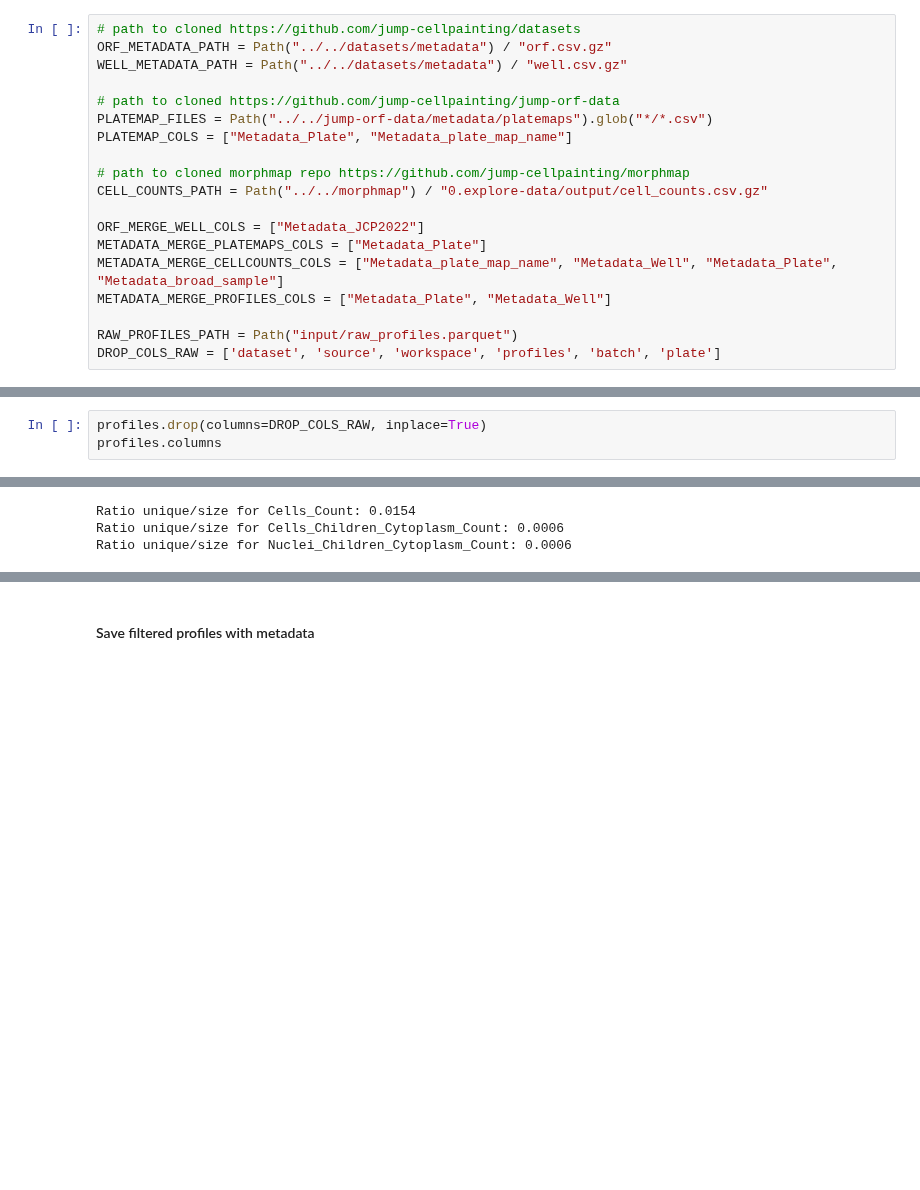
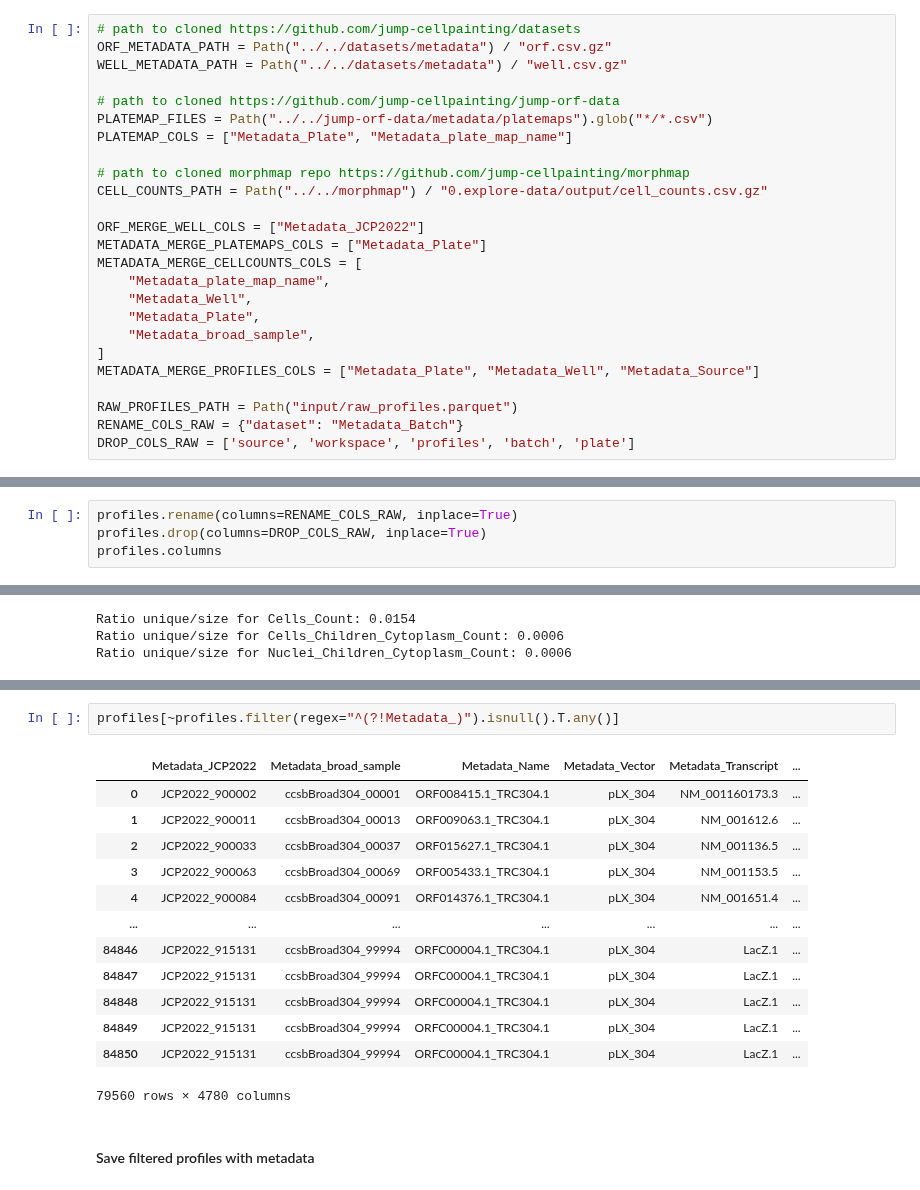
Before and after one commit to broadinstitute/position-effect-correction, a Jupyter notebook: 1.load/2_merge_metadata.ipynb, the cells around one changed output, grey strips where cells are left out. Cells and saved outputs as stored; diff of their text form; blank space fills up the shorter version.

```diff
--- a/1.load/2_merge_metadata.ipynb
+++ b/1.load/2_merge_metadata.ipynb
@@ -19,11 +19,17 @@ CELL_COUNTS_PATH = Path("../../morphmap") / "0.explore-data/output/cell_counts.c
 
 ORF_MERGE_WELL_COLS = ["Metadata_JCP2022"]
 METADATA_MERGE_PLATEMAPS_COLS = ["Metadata_Plate"]
-METADATA_MERGE_CELLCOUNTS_COLS = ["Metadata_plate_map_name", "Metadata_Well", "Metadata_Plate", "Metadata_broad_sample"]
-METADATA_MERGE_PROFILES_COLS = ["Metadata_Plate", "Metadata_Well"]
+METADATA_MERGE_CELLCOUNTS_COLS = [
+    "Metadata_plate_map_name",
+    "Metadata_Well",
+    "Metadata_Plate",
+    "Metadata_broad_sample",
+]
+METADATA_MERGE_PROFILES_COLS = ["Metadata_Plate", "Metadata_Well", "Metadata_Source"]
 
 RAW_PROFILES_PATH = Path("input/raw_profiles.parquet")
-DROP_COLS_RAW = ['dataset', 'source', 'workspace', 'profiles', 'batch', 'plate']
+RENAME_COLS_RAW = {"dataset": "Metadata_Batch"}
+DROP_COLS_RAW = ['source', 'workspace', 'profiles', 'batch', 'plate']
 # %% [markdown]
 #### Read metadata
 # %%
@@ -136,6 +109,7 @@ profiles
 
 See https://github.com/broadinstitute/position-effect-correction/pull/4#discussion_r1158626931
 # %%
+profiles.rename(columns=RENAME_COLS_RAW, inplace=True)
 profiles.drop(columns=DROP_COLS_RAW, inplace=True)
 profiles.columns
 # %% [output]
@@ -236,3 +255,19 @@ Ratio unique/size for Nuclei_Children_Cytoplasm_Count: 0.0006
+# %%
+profiles[~profiles.filter(regex="^(?!Metadata_)").isnull().T.any()]
+# %% [output]
+|  | Metadata_JCP2022 | Metadata_broad_sample | Metadata_Name | Metadata_Vector | Metadata_Transcript | ... |
+| 0 | JCP2022_900002 | ccsbBroad304_00001 | ORF008415.1_TRC304.1 | pLX_304 | NM_001160173.3 | ... |
+| 1 | JCP2022_900011 | ccsbBroad304_00013 | ORF009063.1_TRC304.1 | pLX_304 | NM_001612.6 | ... |
+| 2 | JCP2022_900033 | ccsbBroad304_00037 | ORF015627.1_TRC304.1 | pLX_304 | NM_001136.5 | ... |
+| 3 | JCP2022_900063 | ccsbBroad304_00069 | ORF005433.1_TRC304.1 | pLX_304 | NM_001153.5 | ... |
+| 4 | JCP2022_900084 | ccsbBroad304_00091 | ORF014376.1_TRC304.1 | pLX_304 | NM_001651.4 | ... |
+| ... | ... | ... | ... | ... | ... | ... |
+| 84846 | JCP2022_915131 | ccsbBroad304_99994 | ORFC00004.1_TRC304.1 | pLX_304 | LacZ.1 | ... |
+| 84847 | JCP2022_915131 | ccsbBroad304_99994 | ORFC00004.1_TRC304.1 | pLX_304 | LacZ.1 | ... |
+| 84848 | JCP2022_915131 | ccsbBroad304_99994 | ORFC00004.1_TRC304.1 | pLX_304 | LacZ.1 | ... |
+| 84849 | JCP2022_915131 | ccsbBroad304_99994 | ORFC00004.1_TRC304.1 | pLX_304 | LacZ.1 | ... |
+| 84850 | JCP2022_915131 | ccsbBroad304_99994 | ORFC00004.1_TRC304.1 | pLX_304 | LacZ.1 | ... |
+79560 rows × 4780 columns
 # %% [markdown]
 #### Save filtered profiles with metadata
 # %%
```
Also changed, not shown: parts of 11 cells of this notebook.
